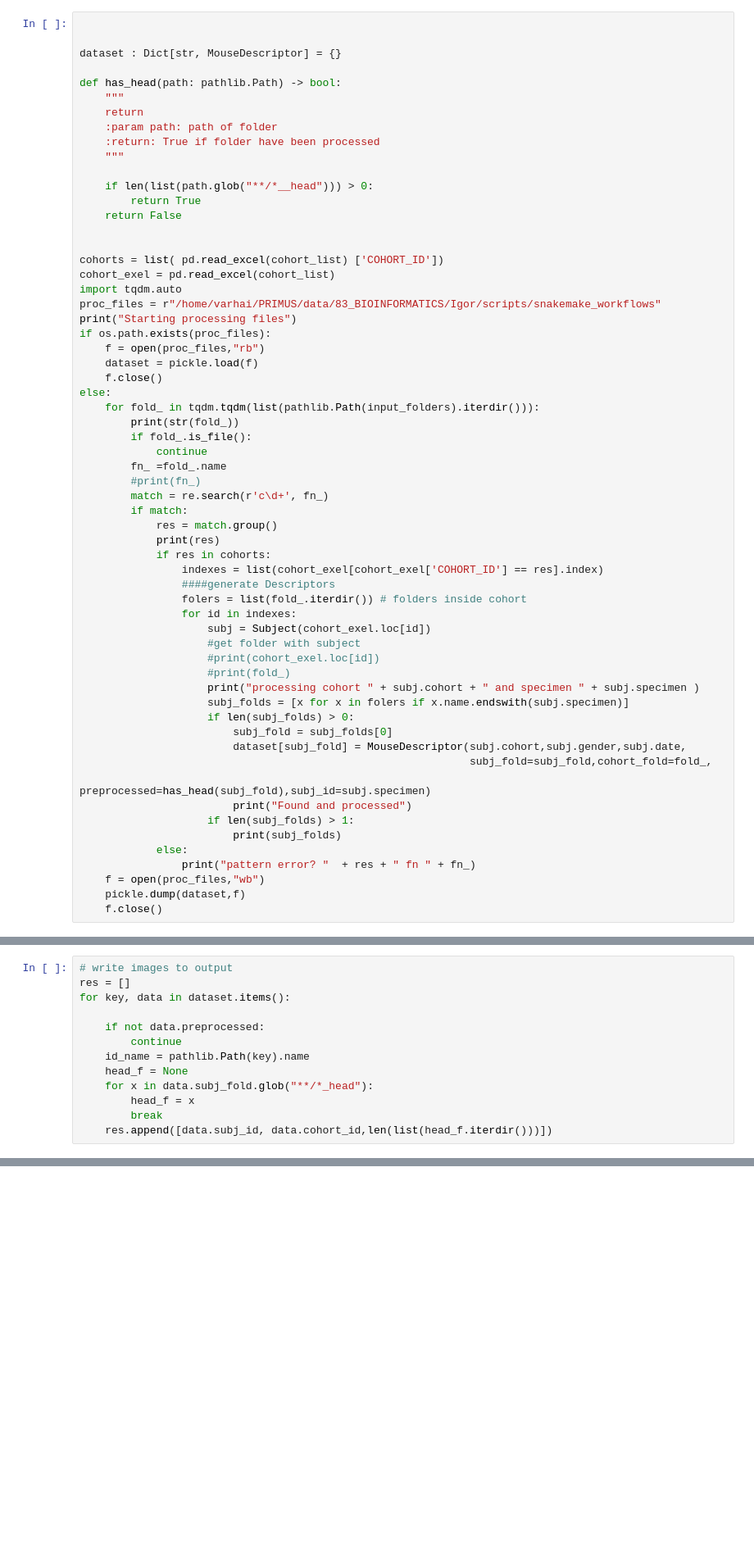
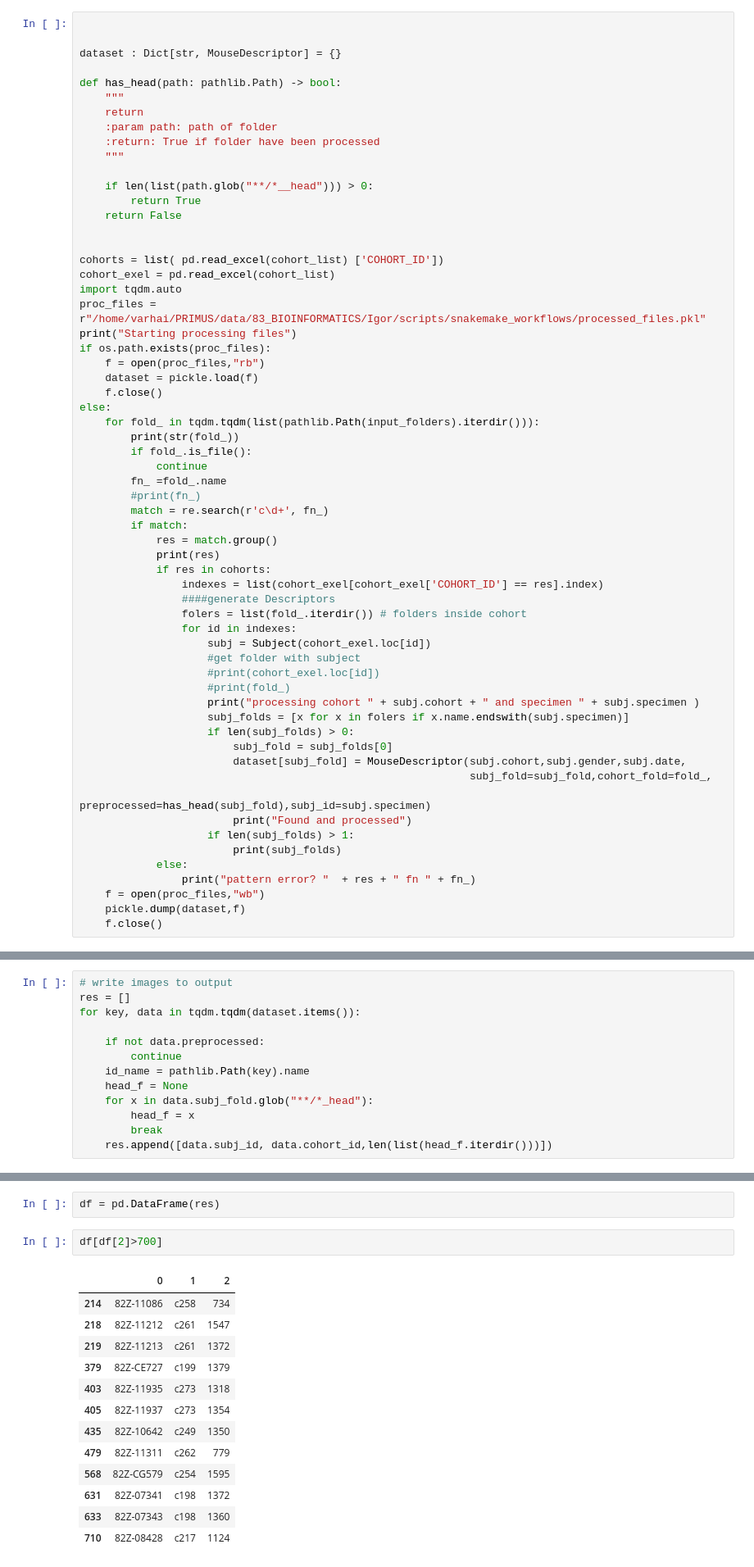
Before and after one commit to vendanov/SkullShape_clone, a Jupyter notebook: notebooks/Head_2_nii.ipynb, the cells around one changed output, grey strips where cells are left out. Shown at 82% size. Drawn from its saved outputs; the diff is of its cells as text; blank space fills up the shorter version.

```diff
--- a/notebooks/Head_2_nii.ipynb
+++ b/notebooks/Head_2_nii.ipynb
@@ -73,7 +73,7 @@ def has_head(path: pathlib.Path) -> bool:
 cohorts = list( pd.read_excel(cohort_list) ['COHORT_ID'])
 cohort_exel = pd.read_excel(cohort_list)
 import tqdm.auto
-proc_files = r"/home/varhai/PRIMUS/data/83_BIOINFORMATICS/Igor/scripts/snakemake_workflows"
+proc_files = r"/home/varhai/PRIMUS/data/83_BIOINFORMATICS/Igor/scripts/snakemake_workflows/processed_files.pkl"
 print("Starting processing files")
 if os.path.exists(proc_files):
     f = open(proc_files,"rb")
@@ -244,7 +416,7 @@ def convert_head_folder(fold : Union[str,pathlib.Path]):
 # %%
 # write images to output
 res = []
-for key, data in dataset.items():
+for key, data in tqdm.tqdm(dataset.items()):
 
     if not data.preprocessed:
         continue
@@ -256,0 +449,18 @@ for key, data in dataset.items():
+# %%
+df = pd.DataFrame(res)
+# %%
+df[df[2]>700]
+# %% [output]
+|  | 0 | 1 | 2 |
+| 214 | 82Z-11086 | c258 | 734 |
+| 218 | 82Z-11212 | c261 | 1547 |
+| 219 | 82Z-11213 | c261 | 1372 |
+| 379 | 82Z-CE727 | c199 | 1379 |
+| 403 | 82Z-11935 | c273 | 1318 |
+| 405 | 82Z-11937 | c273 | 1354 |
+| 435 | 82Z-10642 | c249 | 1350 |
+| 479 | 82Z-11311 | c262 | 779 |
+| 568 | 82Z-CG579 | c254 | 1595 |
+| 631 | 82Z-07341 | c198 | 1372 |
+| 633 | 82Z-07343 | c198 | 1360 |
+| 710 | 82Z-08428 | c217 | 1124 |
```
Also changed, not shown: parts of 2 cells of this notebook, 6 other files.
